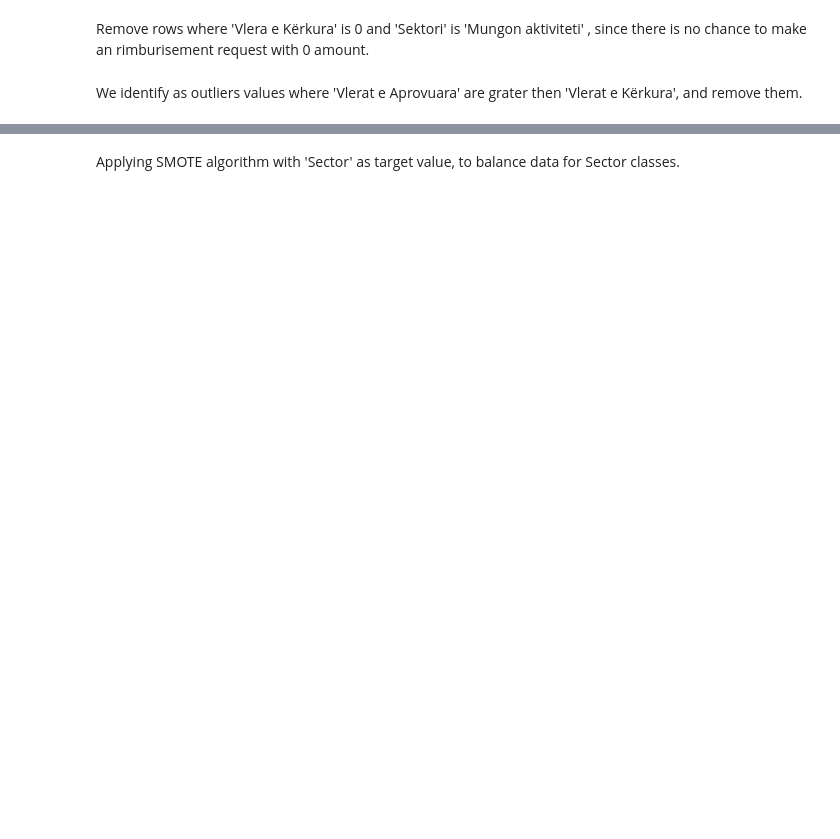
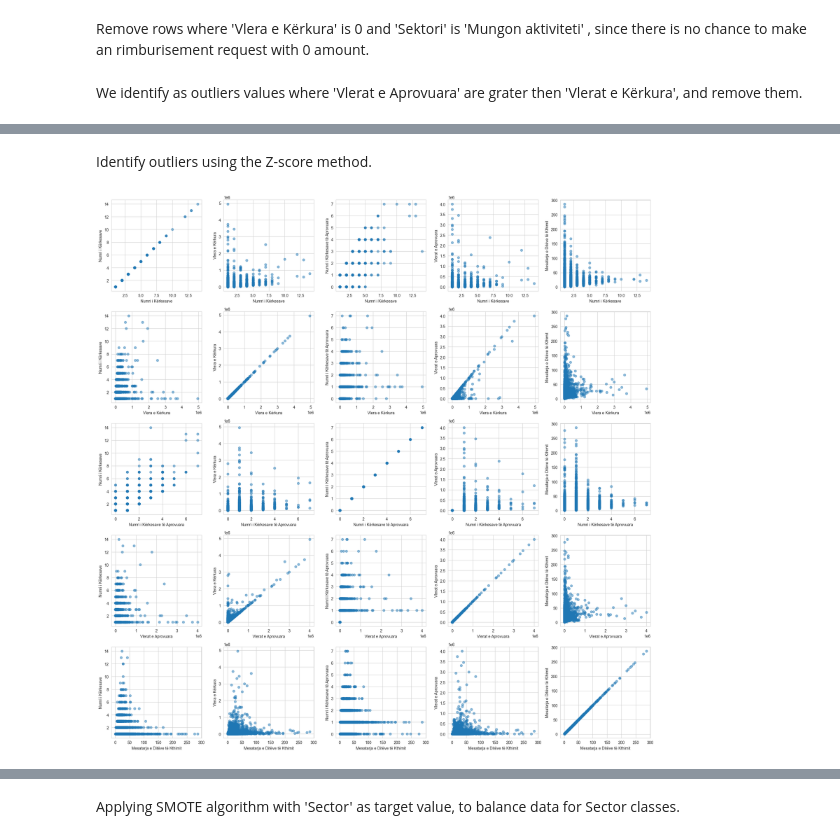
Before and after one commit to valzagrainca/Business-Reimbursement-Prediction-Gr6, a Jupyter notebook: Rimbursement.ipynb, the cells around one changed output, grey strips where cells are left out. Saved outputs shown, nothing was run; the diff lists cells and outputs as text; code cells hidden in the pictures; blank space fills up the shorter version.

Commit message:
Z-score outlier identify

```diff
--- a/Rimbursement.ipynb
+++ b/Rimbursement.ipynb
@@ -145,0 +147,32 @@ df = df[df['Vlerat e Aprovuara'] <= df['Vlera e Kërkura']]
+# %% [markdown]
+Identify outliers using  the Z-score method.
+# %%
+
+# Select only numeric columns
+numeric_cols = ['Numri i Kërkesave', 'Vlera e Kërkura',
+       'Numri i Kërkesave të Aprovuara', 'Vlerat e Aprovuara', 'Mesatarja e Ditëve të Kthimit']
+
+numeric_df= df[numeric_cols]
+
+# Calculate Z-scores
+z_scores = numeric_df.apply(zscore)
+
+# Get absolute Z-scores
+abs_z_scores = np.abs(z_scores)
+
+outliers = df[(abs_z_scores > 5).any(axis=1)]
+
+num_cols = len(numeric_cols)
+f, axes = plt.subplots(num_cols, num_cols, figsize=(4 * num_cols, 4 * num_cols))
+
+# Create scatter plots for each pair of columns
+for i, col1 in enumerate(numeric_cols):
+    for j, col2 in enumerate(numeric_cols):
+        axes[i, j].scatter(df[col1], df[col2], alpha=0.5)
+        axes[i, j].set_xlabel(col1)
+        axes[i, j].set_ylabel(col2)
+
+plt.tight_layout()
+plt.show()
+# %% [output]
+[figure, added]
```
Also changed, not shown: parts of 6 cells of this notebook.
